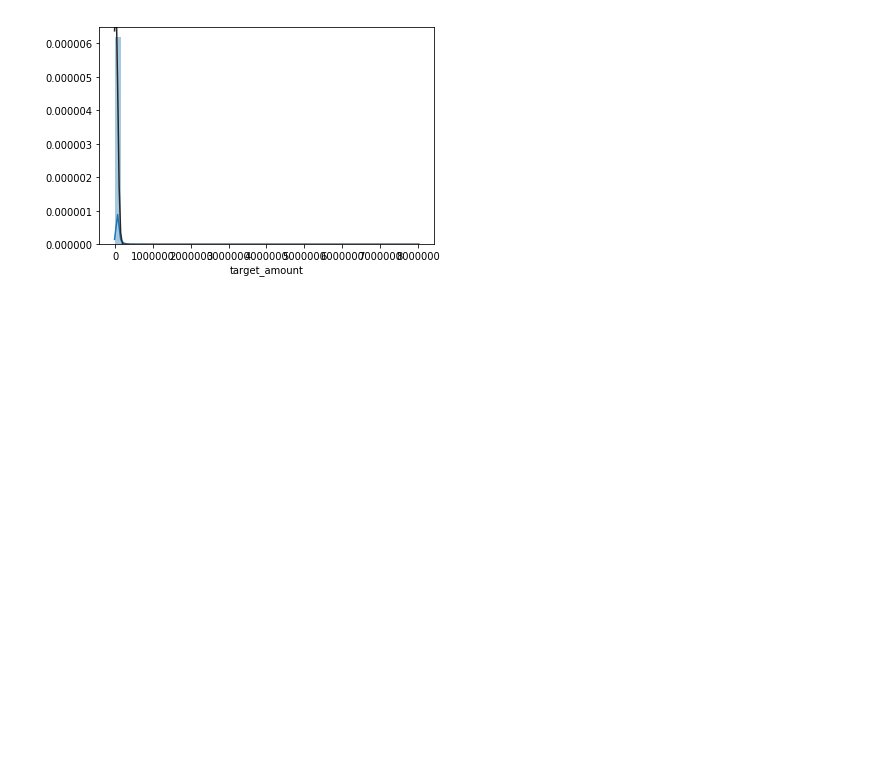
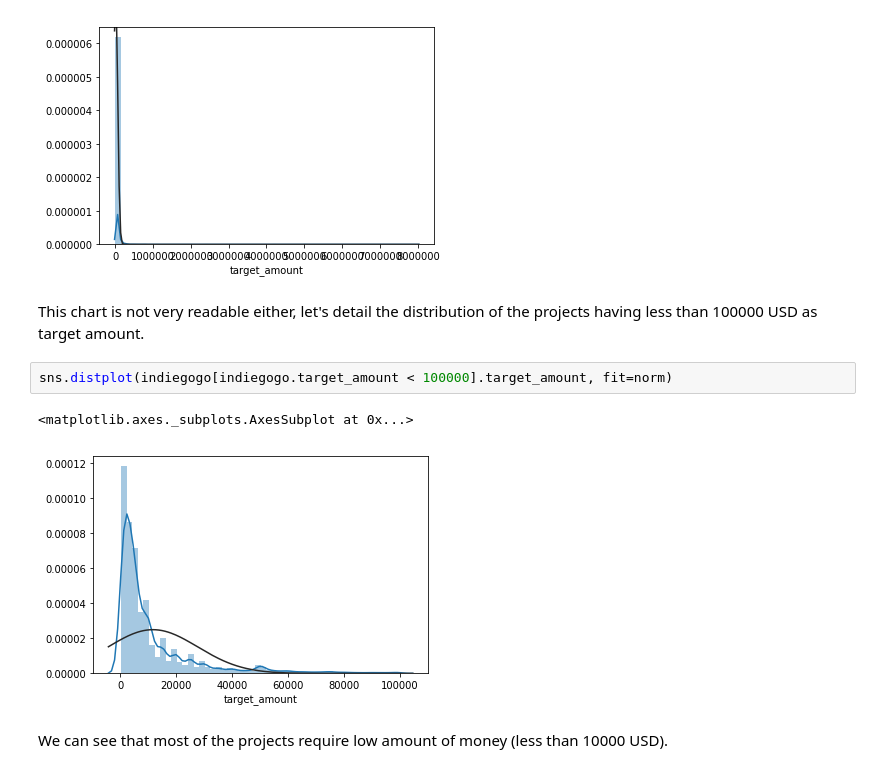
Before and after one commit to bonheml/indiegogo_or_indienono, a Jupyter notebook: 3_dispersion_analysis.ipynb, the cells around one changed output. Drawn from its saved outputs; the diff is of its cells as text; blank space fills up the shorter version.

```diff
--- a/3_dispersion_analysis.ipynb
+++ b/3_dispersion_analysis.ipynb
@@ -80,3 +124,12 @@ sns.distplot(indiegogo.target_amount, fit=norm)
 # %% [output]
 <matplotlib.axes._subplots.AxesSubplot at 0x...>
 [figure]
+# %% [markdown]
+<p>This chart is not very readable either, let's detail the distribution of the projects having less than 100000 USD as target amount.</p>
+# %%
+sns.distplot(indiegogo[indiegogo.target_amount < 100000].target_amount, fit=norm)
+# %% [output]
+<matplotlib.axes._subplots.AxesSubplot at 0x...>
+[figure, added]
+# %% [markdown]
+<p>We can see that most of the projects require low amount of money (less than 10000 USD).</p>
```
Also changed, not shown: parts of 23 cells of this notebook.
